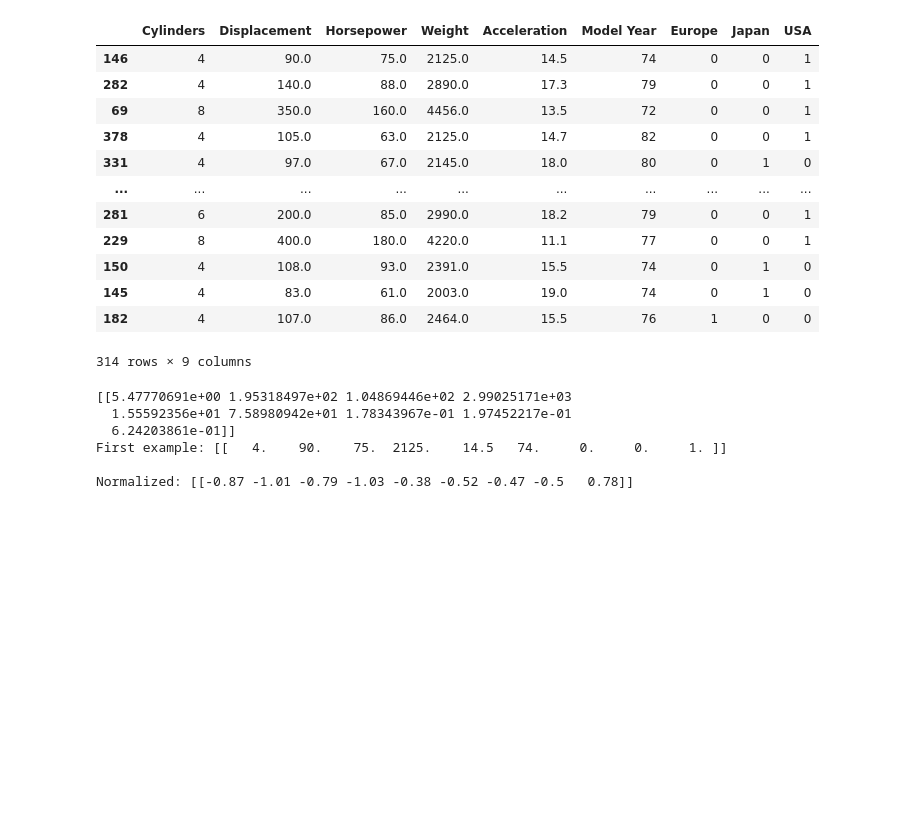
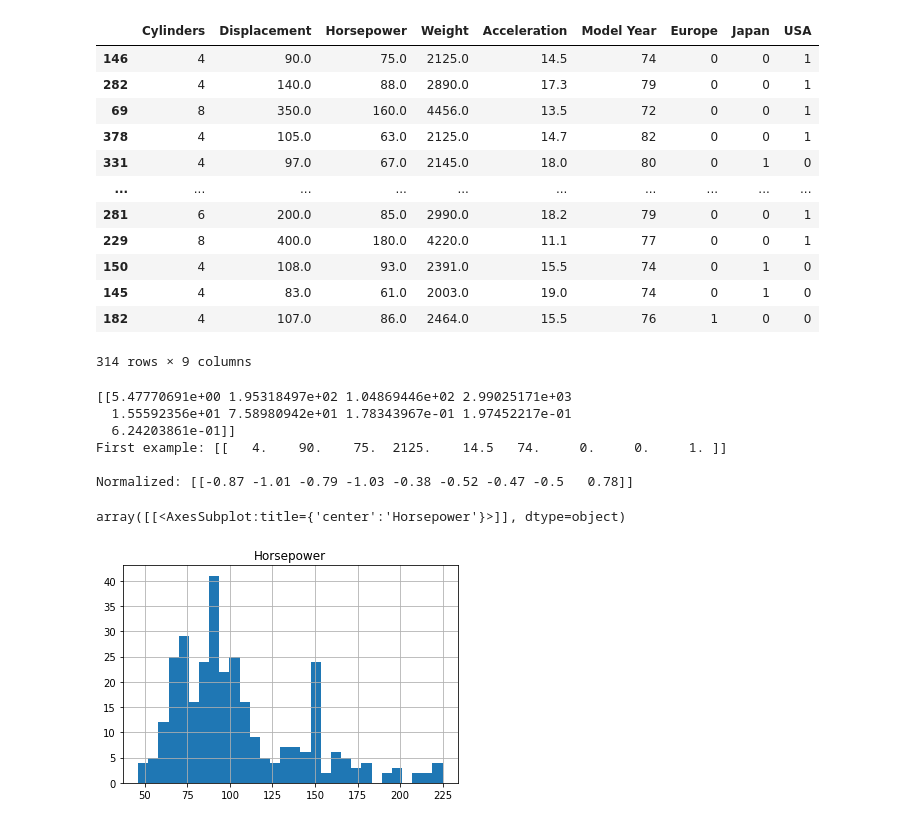
Before and after one commit to joadiazcr/thesis, a Jupyter notebook: HOM_FAST/ML/ML_Examples.ipynb, the cells around one changed output. Drawn from its saved outputs; the diff is of its cells as text; code cells hidden in the pictures; blank space fills up the shorter version.

```diff
--- a/HOM_FAST/ML/ML_Examples.ipynb
+++ b/HOM_FAST/ML/ML_Examples.ipynb
@@ -213,19 +216,24 @@ train_features
 314 rows × 9 columns
 # %%
 # The Normalization Layer - Example
+# This layer will shift and scale inputs into a distribution centered around 0 with standard deviation 1
 normalizer = tf.keras.layers.Normalization(axis=-1)
 normalizer.adapt(np.array(train_features))
 print(normalizer.mean.numpy())
 
 first = np.array(train_features[:1])
 with np.printoptions(precision=2, suppress=True):
   print('First example:', first)
   print()
   print('Normalized:', normalizer(first).numpy())
+
+train_features.hist('Horsepower', bins=30)
 # %% [output]
 [[5.47770691e+00 1.95318497e+02 1.04869446e+02 2.99025171e+03
   1.55592356e+01 7.58980942e+01 1.78343967e-01 1.97452217e-01
   6.24203861e-01]]
 First example: [[   4.    90.    75.  2125.    14.5   74.     0.     0.     1. ]]
 
 Normalized: [[-0.87 -1.01 -0.79 -1.03 -0.38 -0.52 -0.47 -0.5   0.78]]
+array([[<AxesSubplot:title={'center':'Horsepower'}>]], dtype=object)
+[figure, added]
```
Also changed, not shown: parts of 43 cells of this notebook.
